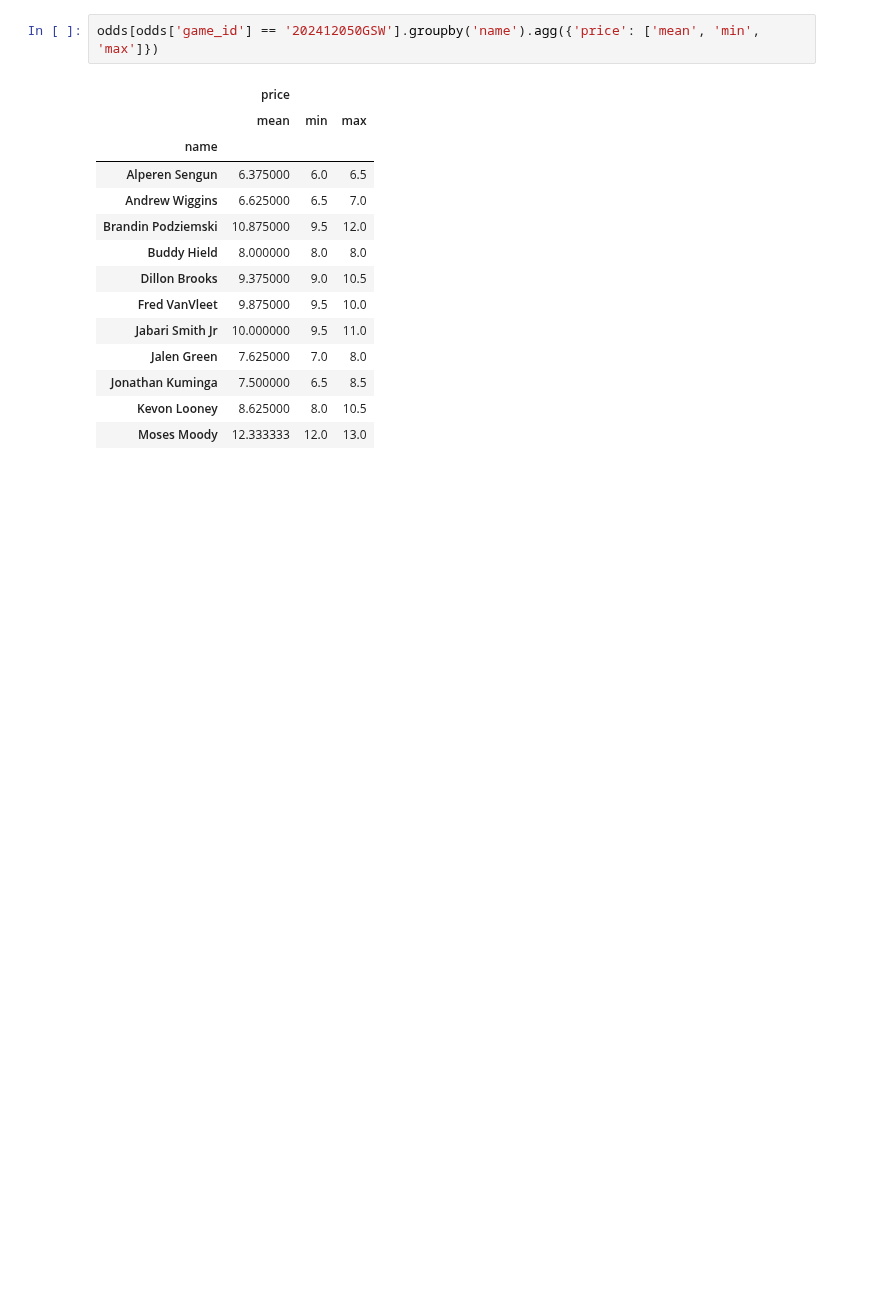
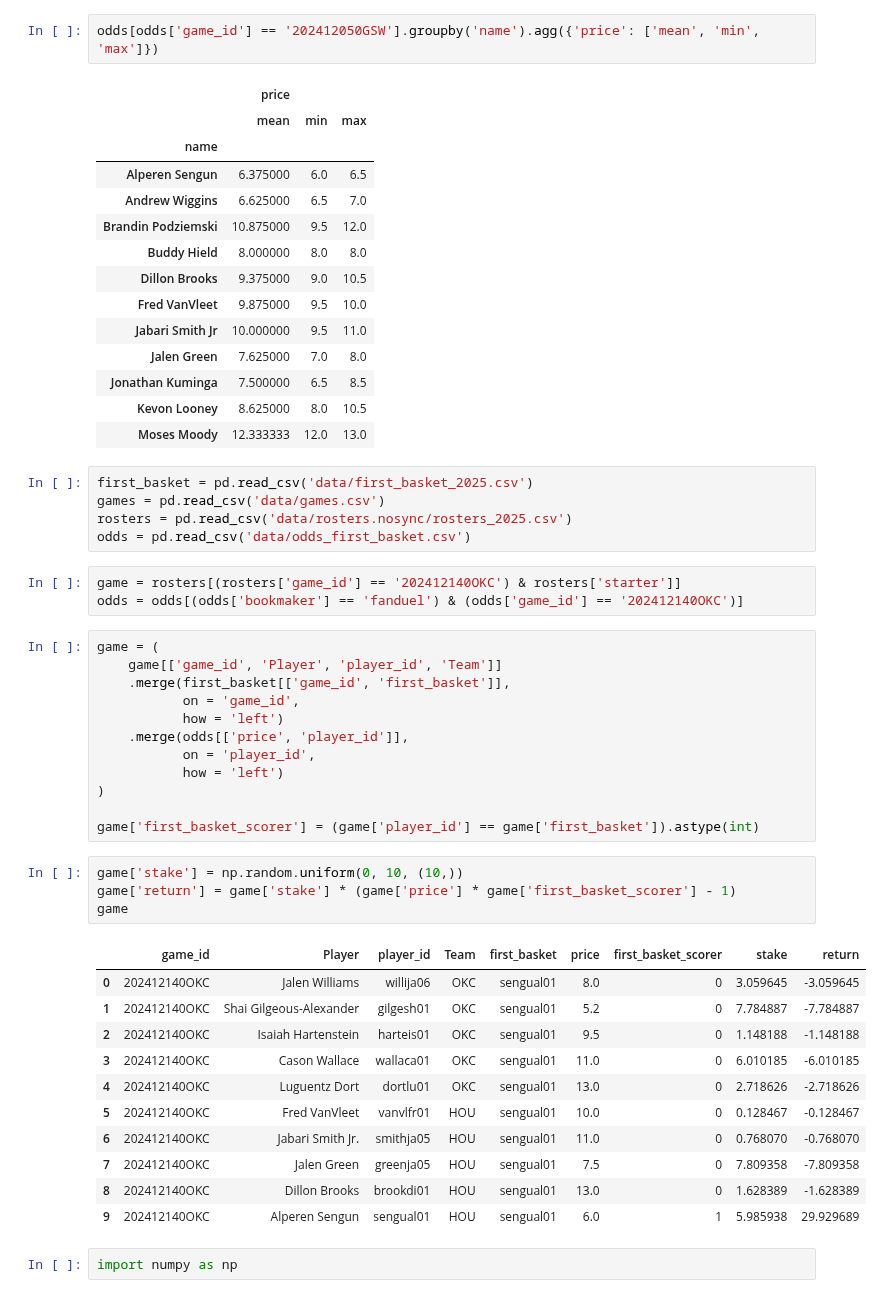
Before and after one commit to martinbog19/LeFirstBasket, a Jupyter notebook: starting_lineups.ipynb, the cells around one changed output. Saved outputs shown, nothing was run; the diff lists cells and outputs as text; blank space fills up the shorter version.

```diff
--- a/starting_lineups.ipynb
+++ b/starting_lineups.ipynb
@@ -503,3 +344,41 @@ odds[odds['game_id'] == '202412050GSW'].groupby('name').agg({'price': ['mean', '
 | Jonathan Kuminga | 7.500000 | 6.5 | 8.5 |
 | Kevon Looney | 8.625000 | 8.0 | 10.5 |
 | Moses Moody | 12.333333 | 12.0 | 13.0 |
+# %%
+first_basket = pd.read_csv('data/first_basket_2025.csv')
+games = pd.read_csv('data/games.csv')
+rosters = pd.read_csv('data/rosters.nosync/rosters_2025.csv')
+odds = pd.read_csv('data/odds_first_basket.csv')
+# %%
+game = rosters[(rosters['game_id'] == '202412140OKC') & rosters['starter']]
+odds = odds[(odds['bookmaker'] == 'fanduel') & (odds['game_id'] == '202412140OKC')]
+# %%
+game = (
+    game[['game_id', 'Player', 'player_id', 'Team']]
+    .merge(first_basket[['game_id', 'first_basket']],
+           on = 'game_id',
+           how = 'left')
+    .merge(odds[['price', 'player_id']],
+           on = 'player_id',
+           how = 'left')
+)
+
+game['first_basket_scorer'] = (game['player_id'] == game['first_basket']).astype(int)
+# %%
+game['stake'] = np.random.uniform(0, 10, (10,))
+game['return'] = game['stake'] * (game['price'] * game['first_basket_scorer'] - 1)
+game
+# %% [output]
+|  | game_id | Player | player_id | Team | first_basket | price | first_basket_scorer | stake | return |
+| 0 | 202412140OKC | Jalen Williams | willija06 | OKC | sengual01 | 8.0 | 0 | 3.059645 | -3.059645 |
+| 1 | 202412140OKC | Shai Gilgeous-Alexander | gilgesh01 | OKC | sengual01 | 5.2 | 0 | 7.784887 | -7.784887 |
+| 2 | 202412140OKC | Isaiah Hartenstein | harteis01 | OKC | sengual01 | 9.5 | 0 | 1.148188 | -1.148188 |
+| 3 | 202412140OKC | Cason Wallace | wallaca01 | OKC | sengual01 | 11.0 | 0 | 6.010185 | -6.010185 |
+| 4 | 202412140OKC | Luguentz Dort | dortlu01 | OKC | sengual01 | 13.0 | 0 | 2.718626 | -2.718626 |
+| 5 | 202412140OKC | Fred VanVleet | vanvlfr01 | HOU | sengual01 | 10.0 | 0 | 0.128467 | -0.128467 |
+| 6 | 202412140OKC | Jabari Smith Jr. | smithja05 | HOU | sengual01 | 11.0 | 0 | 0.768070 | -0.768070 |
+| 7 | 202412140OKC | Jalen Green | greenja05 | HOU | sengual01 | 7.5 | 0 | 7.809358 | -7.809358 |
+| 8 | 202412140OKC | Dillon Brooks | brookdi01 | HOU | sengual01 | 13.0 | 0 | 1.628389 | -1.628389 |
+| 9 | 202412140OKC | Alperen Sengun | sengual01 | HOU | sengual01 | 6.0 | 1 | 5.985938 | 29.929689 |
+# %%
+import numpy as np
```
Also changed, not shown: parts of 51 cells of this notebook, 3 other files.
